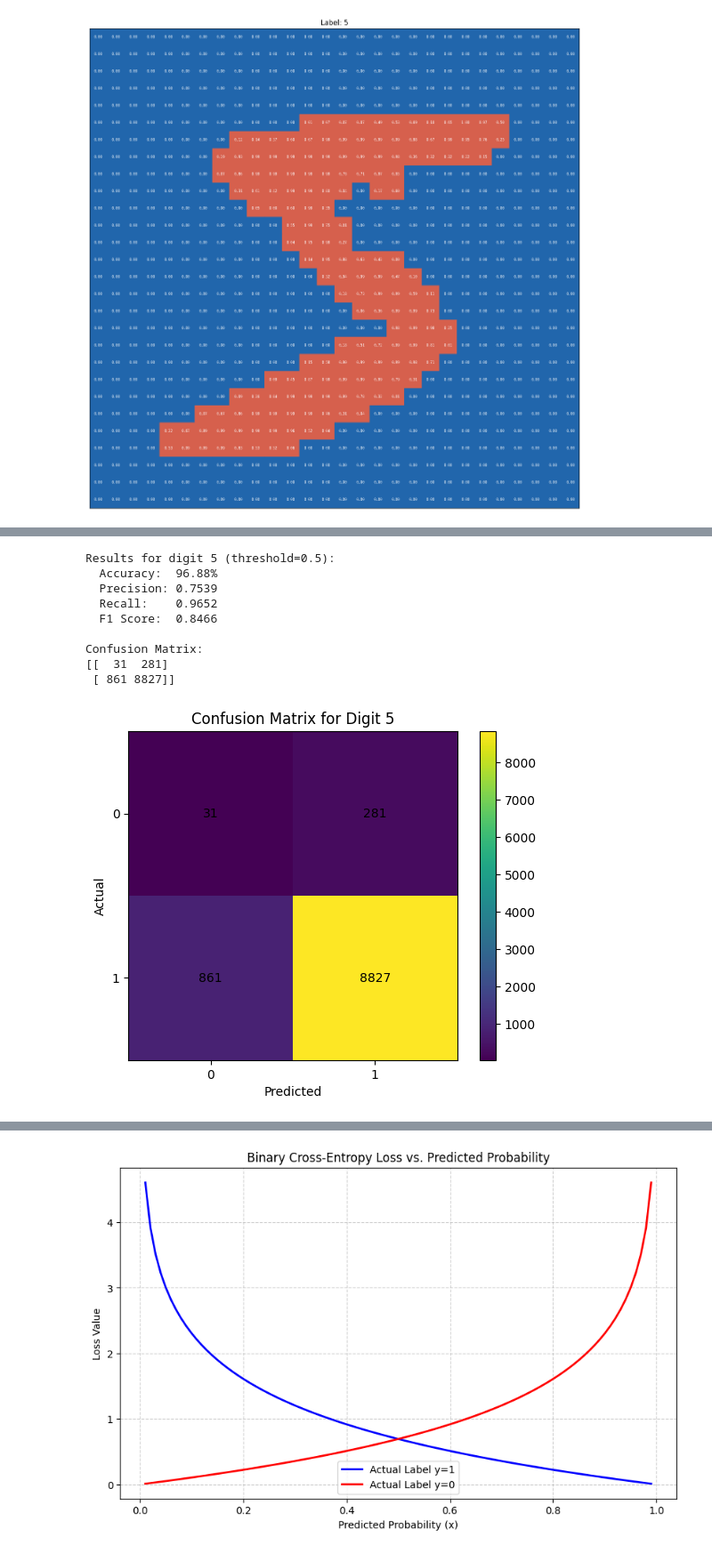
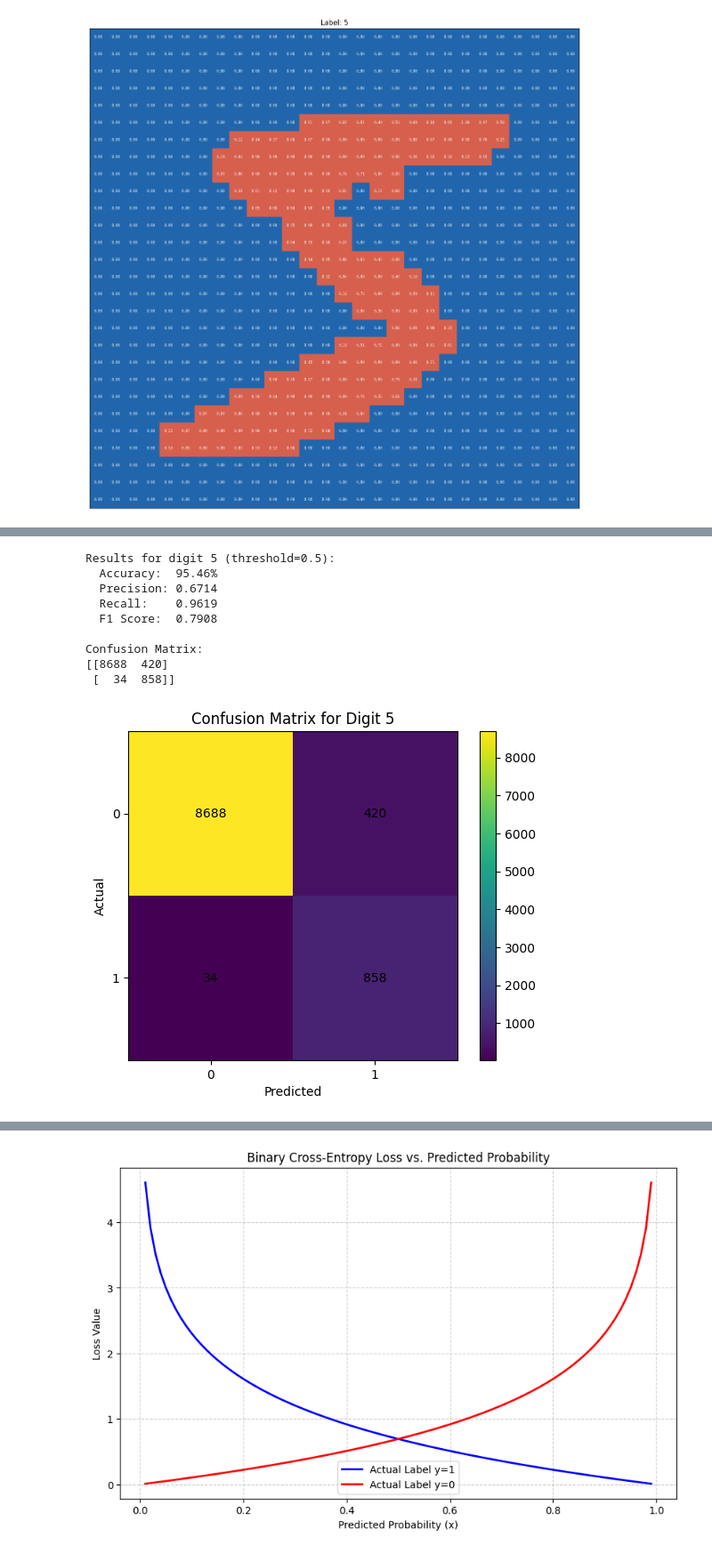
Before and after one commit to Ahmed-Fahmy00/Mnist-Classification, a Jupyter notebook: src/pipelines/phase1_logistic.ipynb, the cells around one changed output, grey strips where cells are left out. Shown at 89% size. Drawn from its saved outputs; the diff is of its cells as text; code cells hidden in the pictures.

```diff
--- a/src/pipelines/phase1_logistic.ipynb
+++ b/src/pipelines/phase1_logistic.ipynb
@@ -231,3 +340,18 @@ def logistic_regression(x_train, y_train, model_digit, batch_size=32, learning_r
 # %%
-weights = logistic_regression(x_train, y_train, 5, 16, 0.05, 20, 1e-10)
+MODEL_DIGIT = 5
+
+weights, training_history = logistic_regression(
+    x_train,
+    y_train,
+    MODEL_DIGIT,
+    batch_size=16,
+    learning_rate=0.05,
+    validation_patience=20,
+    epsilon=1e-10,
+    max_epochs=100,
+    penalty="l2",
+    lambda_=0.001,
+    random_state=42,
+    return_history=True,
+)
 # %% [output]
@@ -251,73 +375,73 @@ Reached maximum epochs. Stopping training...
 # %%
 import matplotlib.pyplot as plt
-def predict(x_test, y_test, model_digit, w, threshold=0.5):
-    # Compute HOG features
-    x_test_hog, _ = data_preprocessing_hog(x_test, x_test)  # We only need the HOG features, not PCA here
 
 
+def predict(x_test, y_test, model_digit, w, threshold=0.5):
+    x_test_hog, _ = data_preprocessing_hog(x_test, x_test)
 
     x_test_flat = x_test_hog.reshape(x_test_hog.shape[0], -1)
     x_test_bias = np.hstack([x_test_flat, np.ones((x_test_hog.shape[0], 1))])
 
-    # Forward pass
-    z = np.dot(x_test_bias, w)
-    y_hat = 1 / (1 + np.exp(-z))
-
-    # Binary labels for this digit
+    y_hat = sigmoid(np.dot(x_test_bias, w))
     y_true = (y_test == model_digit).astype(float).reshape(-1, 1)
-
-    # Predictions: use provided threshold
     y_pred = (y_hat >= threshold).astype(float)
 
     correct = np.sum(y_pred == y_true)
     accuracy = correct / len(y_true) * 100
 
-    true_positives  = np.sum((y_pred == 1) & (y_true == 1))
+    true_positives = np.sum((y_pred == 1) & (y_true == 1))
     false_positives = np.sum((y_pred == 1) & (y_true == 0))
     false_negatives = np.sum((y_pred == 0) & (y_true == 1))
-    true_negatives  = np.sum((y_pred == 0) & (y_true == 0))
+    true_negatives = np.sum((y_pred == 0) & (y_true == 0))
 
     precision = true_positives / (true_positives + false_positives) if (true_positives + false_positives) > 0 else 0
-    recall    = true_positives / (true_positives + false_negatives) if (true_positives + false_negatives) > 0 else 0
-    f1        = 2 * precision * recall / (precision + recall) if (precision + recall) > 0 else 0
+    recall = true_positives / (true_positives + false_negatives) if (true_positives + false_negatives) > 0 else 0
+    f1 = 2 * precision * recall / (precision + recall) if (precision + recall) > 0 else 0
 
     print(f"Results for digit {model_digit} (threshold={threshold}):")
     print(f"  Accuracy:  {accuracy:.2f}%")
     print(f"  Precision: {precision:.4f}")
     print(f"  Recall:    {recall:.4f}")
     print(f"  F1 Score:  {f1:.4f}")
 
-    cm = np.array([[false_negatives, false_positives],
-                   [true_positives, true_negatives]])
+    cm = np.array([[true_negatives, false_positives],
+                   [false_negatives, true_positives]])
     print("\nConfusion Matrix:")
     print(cm)
 
-    # Optional: Plot it
     plt.figure()
     plt.imshow(cm)
     plt.title(f"Confusion Matrix for Digit {model_digit}")
     plt.xlabel("Predicted")
     plt.ylabel("Actual")
 
-    # Add text annotations
     for i in range(2):
         for j in range(2):
             plt.text(j, i, cm[i, j], ha='center', va='center')
 
     plt.xticks([0, 1], ['0', '1'])
     plt.yticks([0, 1], ['0', '1'])
     plt.colorbar()
     plt.show()
-digit = 5
-predict(x_test, y_test, digit, weights, threshold=0.5)
+
+    return {
+        "accuracy": accuracy / 100,
+        "precision": precision,
+        "recall": recall,
+        "f1": f1,
+        "confusion_matrix": cm,
+    }
+
+
+metrics = predict(x_test, y_test, MODEL_DIGIT, weights, threshold=0.5)
 # %% [output]
 Results for digit 5 (threshold=0.5):
-  Accuracy:  96.88%
-  Precision: 0.7539
-  Recall:    0.9652
-  F1 Score:  0.8466
+  Accuracy:  95.46%
+  Precision: 0.6714
+  Recall:    0.9619
+  F1 Score:  0.7908
 
 Confusion Matrix:
-[[  31  281]
- [ 861 8827]]
+[[8688  420]
+ [  34  858]]
-[figure, old version]
+[figure, new version]
```
Also changed, not shown: parts of 12 cells of this notebook, 4 other files.
